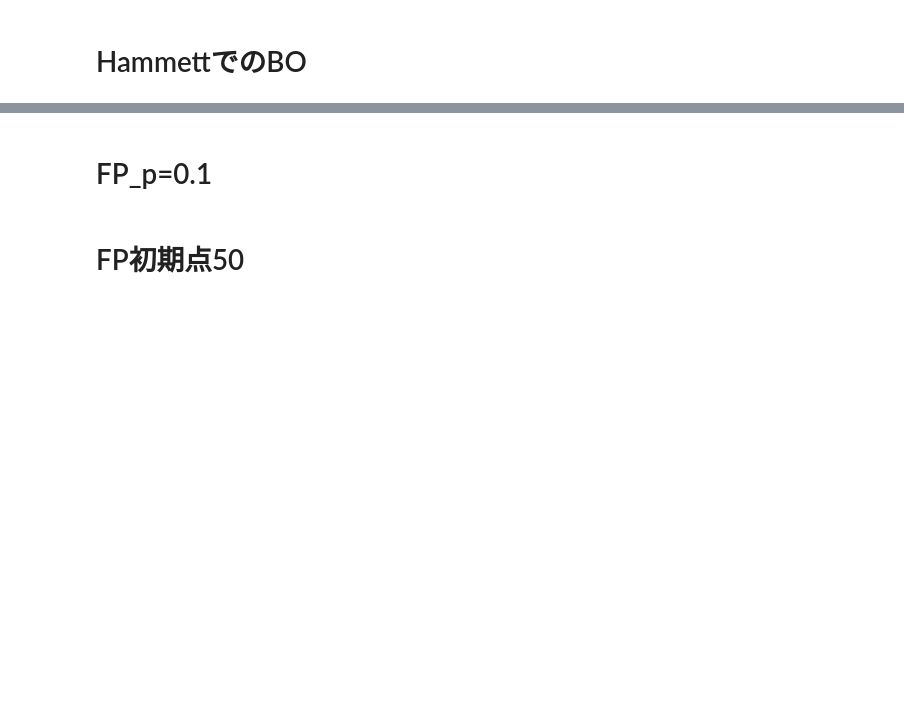
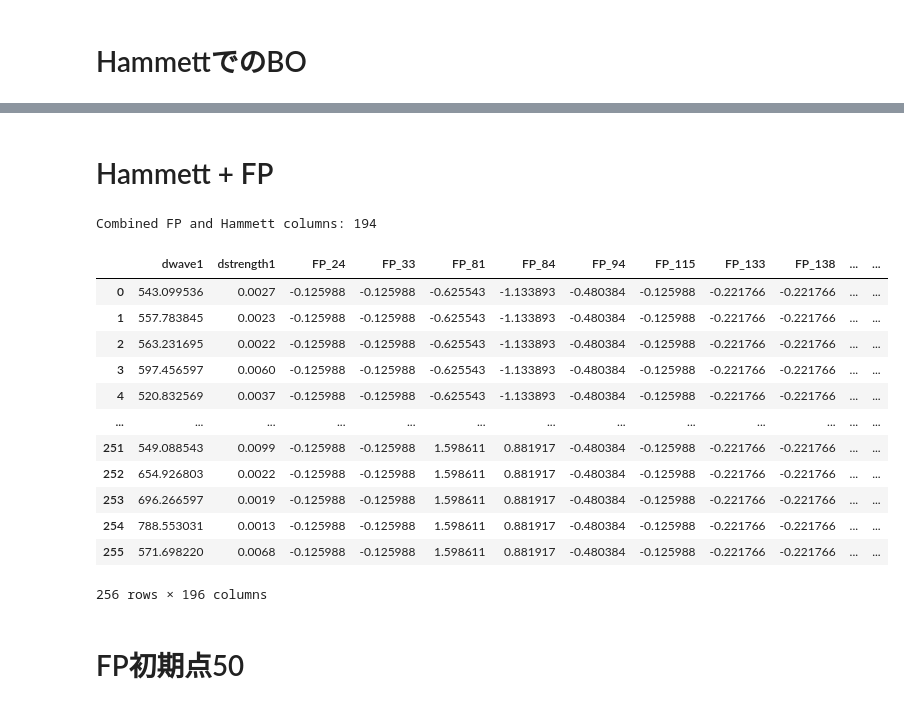
Before and after one commit to kakeru-watanabe06/BO_FP_Hammett_SL, a Jupyter notebook: FP_BO.ipynb/FP_BOのコピー.ipynb, the cells around one changed output, grey strips where cells are left out. Drawn from its saved outputs; the diff is of its cells as text; code cells hidden in the pictures; blank space fills up the shorter version.

```diff
--- a/FP_BO.ipynb/FP_BOのコピー.ipynb
+++ b/FP_BO.ipynb/FP_BOのコピー.ipynb
@@ -617,2 +620,0 @@ df_acq.to_csv(f"{file_initial}_acq.csv")
-# %% [markdown]
-#   FP_p=0.1
@@ -654,0 +621,24 @@ df_acq.to_csv(f"{file_initial}_acq.csv")
+# %% [markdown]
+# Hammett + FP
+# %%
+X_cols_FP_Hammett = X_cols_FP + x_cols_hammett
+print(f"Combined FP and Hammett columns: {len(X_cols_FP_Hammett)}")
+FP_Hammett_scaler = StandardScaler()
+scaled_X_FP_Hammett = FP_Hammett_scaler.fit_transform(df_all_FP[X_cols_FP_Hammett])
+df_all_scaled = pd.concat([df_all_FP[y_cols_d], pd.DataFrame(scaled_X_FP_Hammett, columns=X_cols_FP_Hammett)], axis=1)
+df_all_scaled
+# %% [output]
+Combined FP and Hammett columns: 194
+|  | dwave1 | dstrength1 | FP_24 | FP_33 | FP_81 | FP_84 | FP_94 | FP_115 | FP_133 | FP_138 | ... | ... |
+| 0 | 543.099536 | 0.0027 | -0.125988 | -0.125988 | -0.625543 | -1.133893 | -0.480384 | -0.125988 | -0.221766 | -0.221766 | ... | ... |
+| 1 | 557.783845 | 0.0023 | -0.125988 | -0.125988 | -0.625543 | -1.133893 | -0.480384 | -0.125988 | -0.221766 | -0.221766 | ... | ... |
+| 2 | 563.231695 | 0.0022 | -0.125988 | -0.125988 | -0.625543 | -1.133893 | -0.480384 | -0.125988 | -0.221766 | -0.221766 | ... | ... |
+| 3 | 597.456597 | 0.0060 | -0.125988 | -0.125988 | -0.625543 | -1.133893 | -0.480384 | -0.125988 | -0.221766 | -0.221766 | ... | ... |
+| 4 | 520.832569 | 0.0037 | -0.125988 | -0.125988 | -0.625543 | -1.133893 | -0.480384 | -0.125988 | -0.221766 | -0.221766 | ... | ... |
+| ... | ... | ... | ... | ... | ... | ... | ... | ... | ... | ... | ... | ... |
+| 251 | 549.088543 | 0.0099 | -0.125988 | -0.125988 | 1.598611 | 0.881917 | -0.480384 | -0.125988 | -0.221766 | -0.221766 | ... | ... |
+| 252 | 654.926803 | 0.0022 | -0.125988 | -0.125988 | 1.598611 | 0.881917 | -0.480384 | -0.125988 | -0.221766 | -0.221766 | ... | ... |
+| 253 | 696.266597 | 0.0019 | -0.125988 | -0.125988 | 1.598611 | 0.881917 | -0.480384 | -0.125988 | -0.221766 | -0.221766 | ... | ... |
+| 254 | 788.553031 | 0.0013 | -0.125988 | -0.125988 | 1.598611 | 0.881917 | -0.480384 | -0.125988 | -0.221766 | -0.221766 | ... | ... |
+| 255 | 571.698220 | 0.0068 | -0.125988 | -0.125988 | 1.598611 | 0.881917 | -0.480384 | -0.125988 | -0.221766 | -0.221766 | ... | ... |
+256 rows × 196 columns
```
Also changed, not shown: parts of 20 cells of this notebook, 44 other files.
